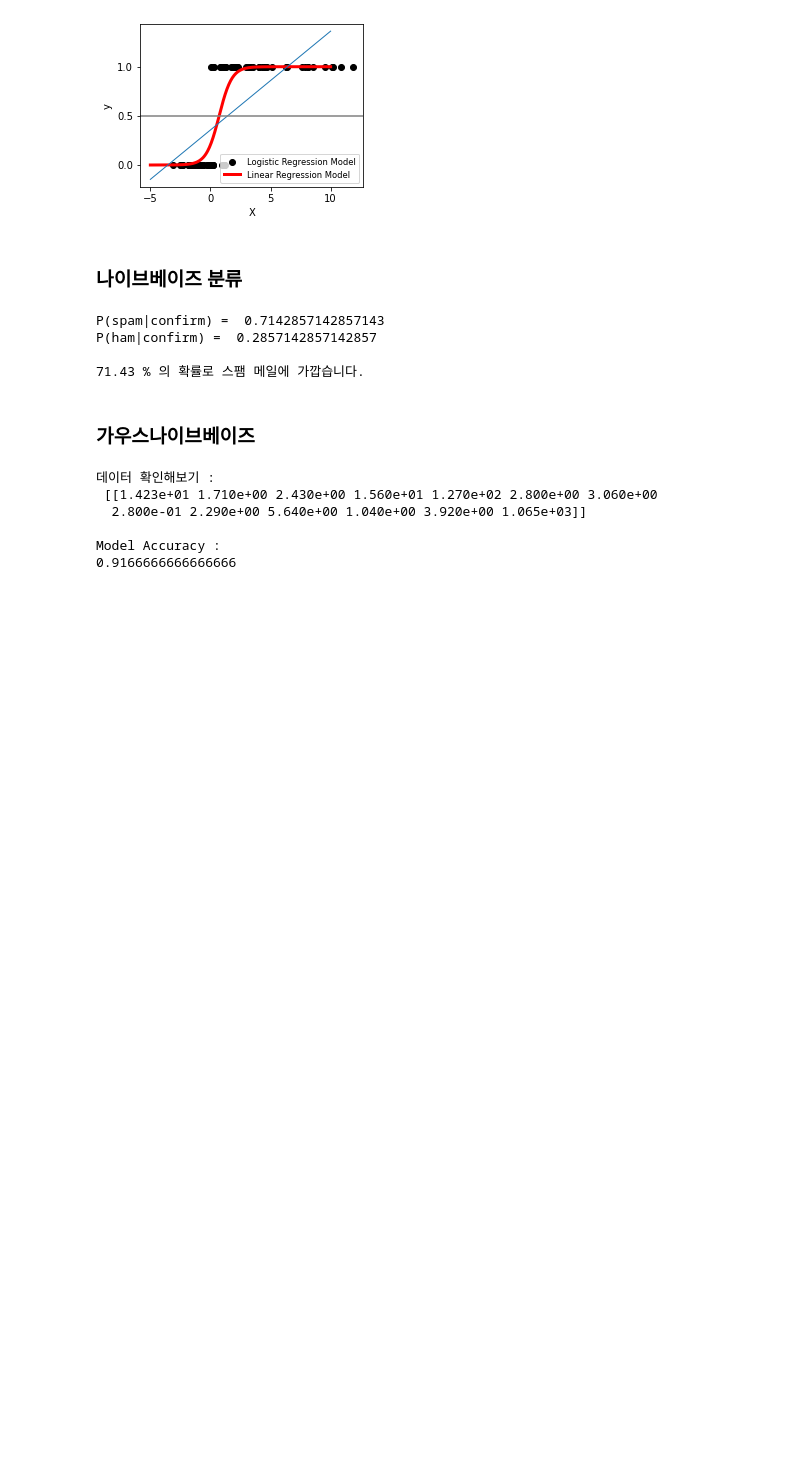
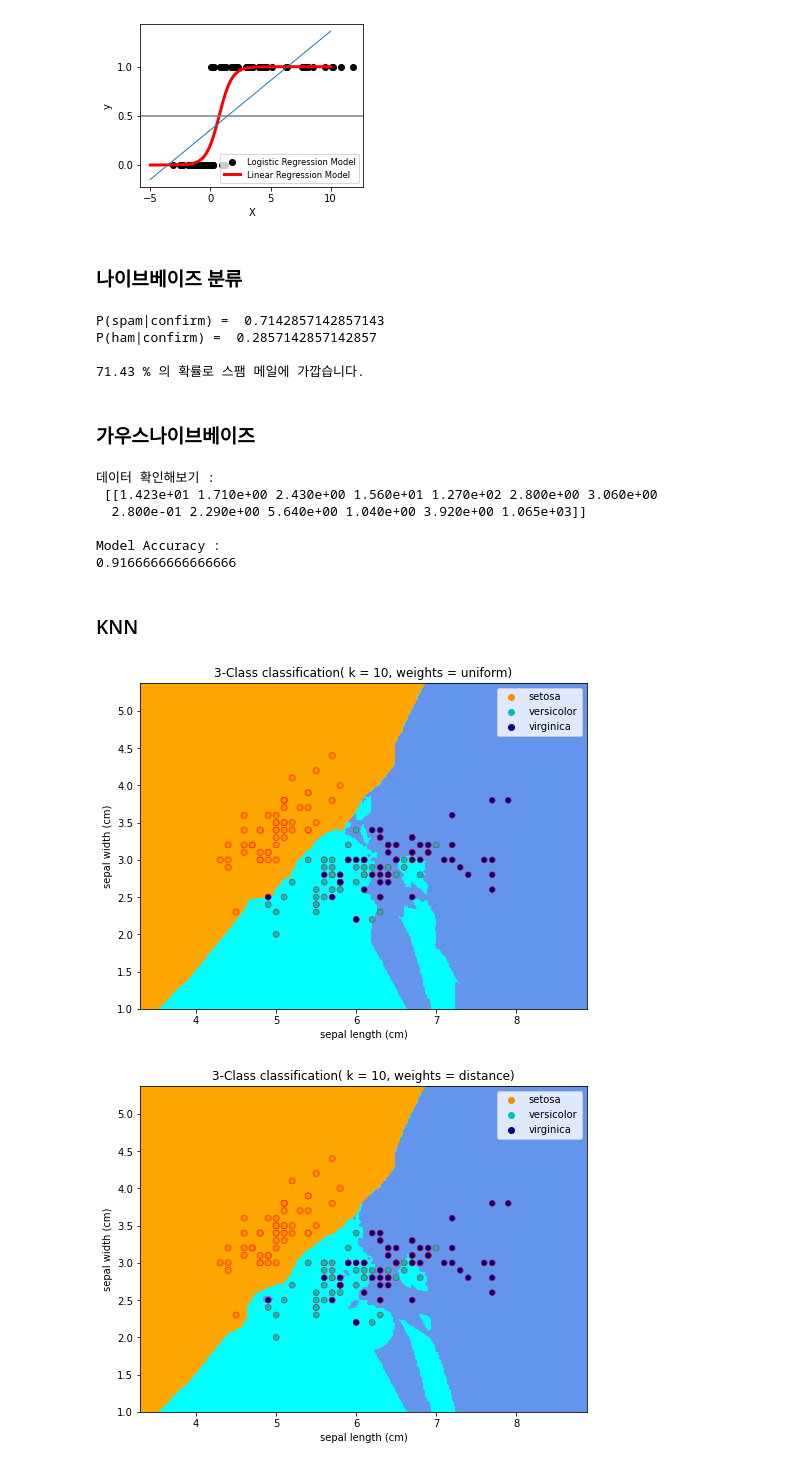
Before and after one commit to Jeong-Daniel/DataScience_Study, a Jupyter notebook: 4. Machine Learning/4. Classfication.ipynb, the cells around one changed output. Cells and saved outputs as stored; diff of their text form; code cells hidden in the pictures; blank space fills up the shorter version.

```diff
--- a/4. Machine Learning/4. Classfication.ipynb
+++ b/4. Machine Learning/4. Classfication.ipynb
@@ -258,3 +258,59 @@ main()
 
 Model Accuracy :
 0.9166666666666666
+# %% [markdown]
+### KNN
+# %%
+import numpy as np
+import matplotlib.pyplot as plt
+import seaborn as sns
+from matplotlib.colors import ListedColormap
+from sklearn import neighbors, datasets
+
+n_neighors = 10
+
+iris = datasets.load_iris()
+
+X = iris.data[:, :2]
+y = iris.target
+
+#print(X.shape, y.shape)
+
+h =  0.02 # step size in the mesh
+
+cmap_light = ListedColormap(["orange","cyan","cornflowerblue"])
+cmap_bold = ['darkorange','c','darkblue']
+
+for weights in ['uniform','distance']:
+    clf = neighbors.KNeighborsClassifier(n_neighors,weights=weights)
+    clf.fit(X,y)
+    x_min, x_max = X[:, 0].min() -1, X[:,0].max() + 1
+    y_min, y_max = X[:, 1].min() - 1, X[:,1].max() + 1
+
+    xx,yy = np.meshgrid(np.arange(x_min, x_max, h), np.arange(y_min,y_max, h))
+    #print(xx.shape)
+    #print(yy.shape)
+    Z = clf.predict(np.c_[xx.ravel(), yy.ravel()])
+    #print(Z.shape)
+    Z = Z.reshape(xx.shape)
+    #print(Z.shape)
+    plt.figure(figsize= (8,6))
+    plt.contourf(xx,yy,Z,cmap=cmap_light)
+    sns.scatterplot(x = X[:,0],
+                    y = X[:,1],
+                   hue = iris.target_names[y],
+                   palette = cmap_bold,
+                   alpha= 1.0,
+                   edgecolor = 'red')
+    plt.xlim(xx.min(), xx.max())
+    plt.ylim(yy.min(), yy.max())
+    plt.title(
+        "3-Class classification( k = %i, weights = %s)" % (n_neighors , weights)
+    )
+    plt.xlabel(iris.feature_names[0])
+    plt.ylabel(iris.feature_names[1])
+
+plt.show()
+# %% [output]
+[figure, added]
+[figure, added]
```
Also changed, not shown: parts of 4 cells of this notebook, 1 other file.
